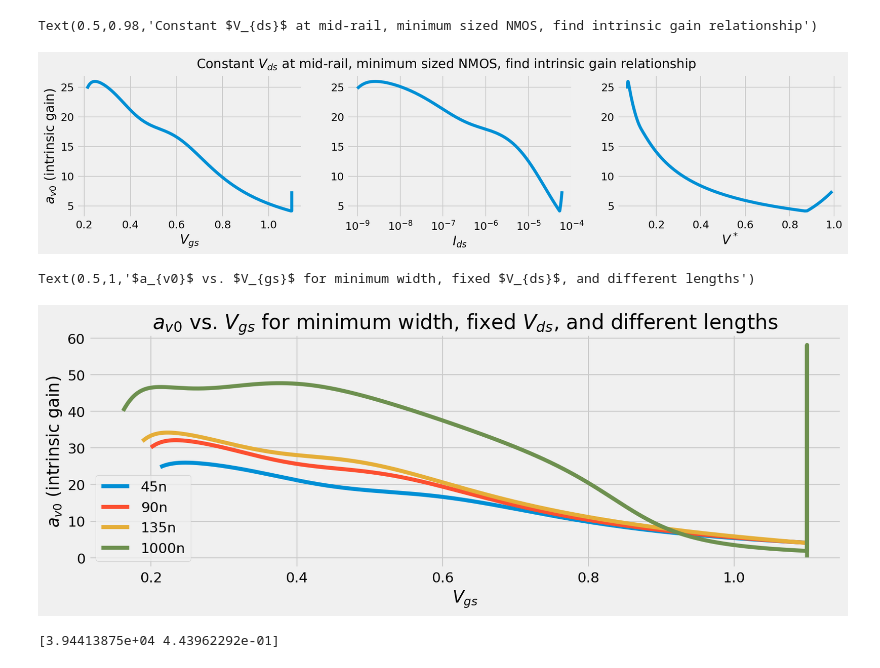
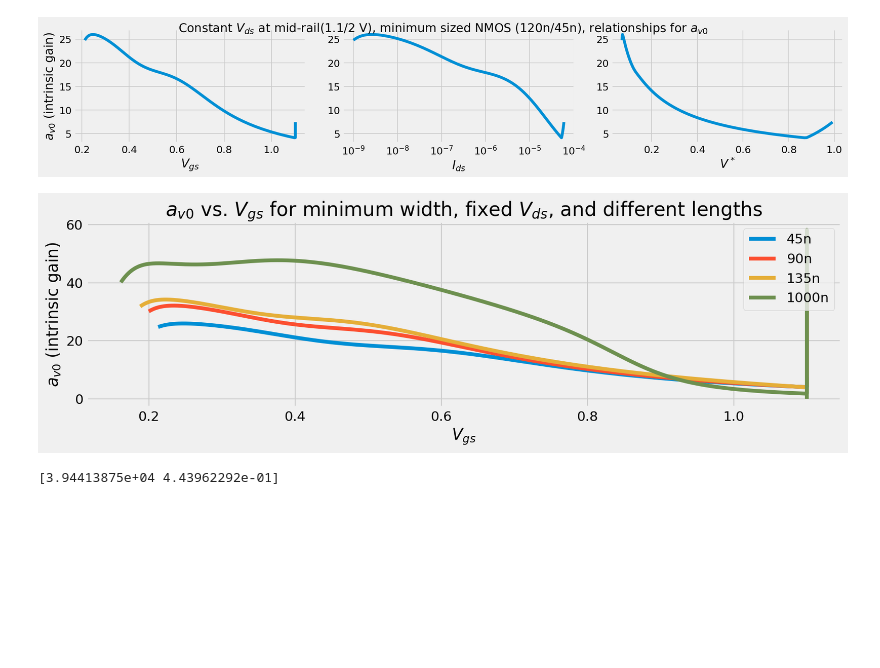
Before and after one commit to vighneshiyer/ee240b, a Jupyter notebook: hw/hw1/hw1_notebook.ipynb, the cells around one changed output. Saved outputs shown, nothing was run; the diff lists cells and outputs as text; code cells hidden in the pictures; blank space fills up the shorter version.

```diff
--- a/hw/hw1/hw1_notebook.ipynb
+++ b/hw/hw1/hw1_notebook.ipynb
@@ -42,19 +42,20 @@ vstar = [list(map(lambda n: 2*n[0]/n[1], zip(ids, gm[:,l]))) for l in range(4)]
 # %%
 w, h = figaspect(1/5)
 fig, ax = plt.subplots(1, 3, figsize=(w,h))
 
 ax[0].plot(vgs[:,0], av0[:,0])
 ax[0].set_xlabel('$V_{gs}$')
 ax[0].set_ylabel('$a_{v0}$ (intrinsic gain)')
 ax[1].ticklabel_format(axis='x', style='sci', scilimits=(0,0), useMathText=True)
 ax[1].semilogx(ids, av0[:,0])
 ax[1].set_xlabel('$I_{ds}$')
 ax[2].plot(vstar[0], av0[:,0])
 ax[2].set_xlabel('$V^*$')
-fig.suptitle('Constant $V_{ds}$ at mid-rail, minimum sized NMOS, find intrinsic gain relationship')
+fig.suptitle('Constant $V_{ds}$ at mid-rail(1.1/2 V), minimum sized NMOS (120n/45n), relationships for $a_{v0}$')
+plt.tight_layout()
+fig.savefig('figs/problem4.png', dpi=300)
 # %% [output]
-Text(0.5,0.98,'Constant $V_{ds}$ at mid-rail, minimum sized NMOS, find intrinsic gain relationship')
-[figure, old version]
+[figure, new version]
 # %%
 w, h = figaspect(1/3)
 fig, ax = plt.subplots(figsize=(w,h))
@@ -63,9 +64,10 @@ plt.legend(['45n', '90n', '135n', '1000n'])
 plt.ylabel('$a_{v0}$ (intrinsic gain)')
 plt.xlabel('$V_{gs}$')
 plt.title('$a_{v0}$ vs. $V_{gs}$ for minimum width, fixed $V_{ds}$, and different lengths')
+plt.tight_layout()
+fig.savefig('figs/problem5.png', dpi=300)
 # %% [output]
-Text(0.5,1,'$a_{v0}$ vs. $V_{gs}$ for minimum width, fixed $V_{ds}$, and different lengths')
-[figure, old version]
+[figure, new version]
 # %%
 w, h = figaspect(1/3)
 fig, ax = plt.subplots(figsize=(w,h))
```
Also changed, not shown: 6 other files.
